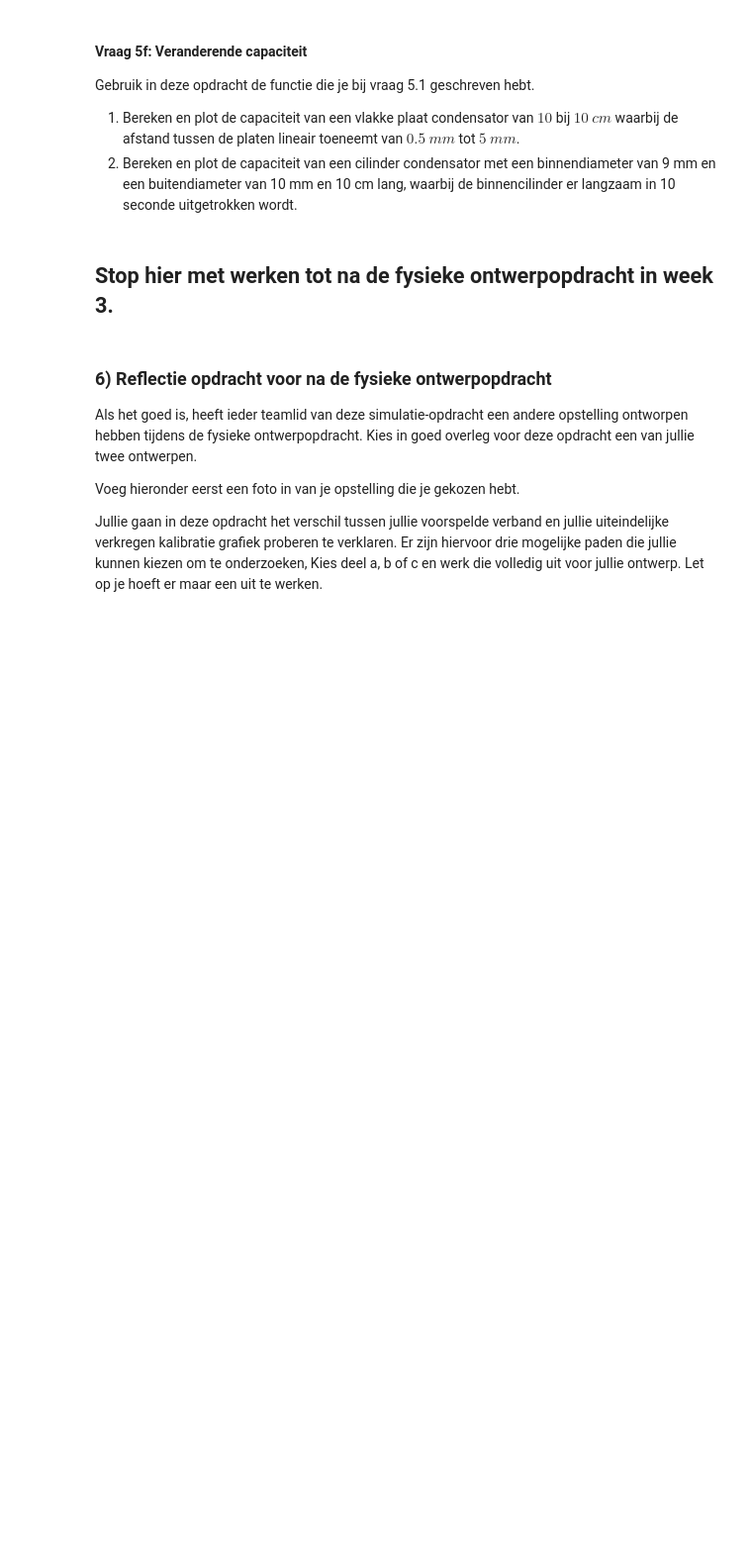
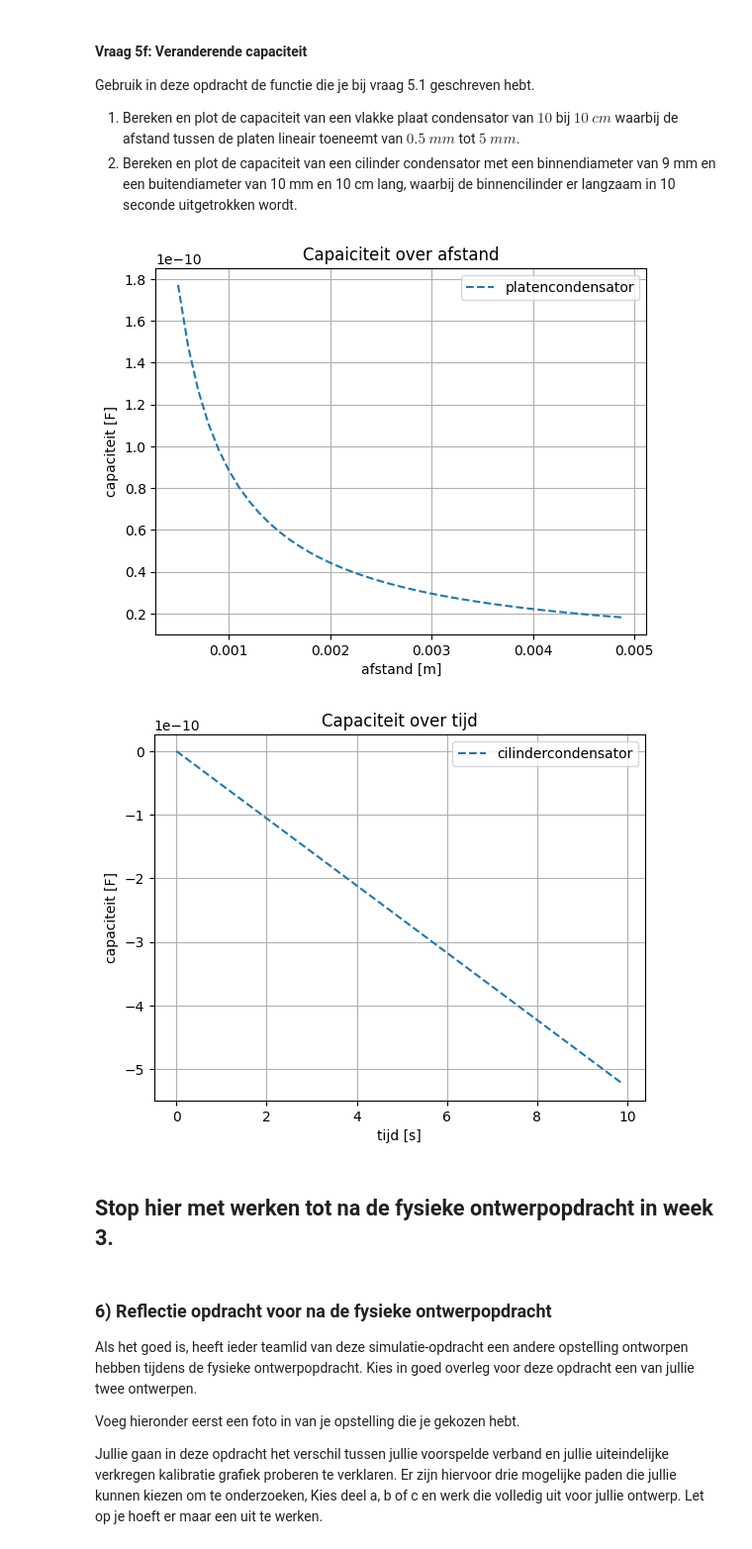
Before and after one commit to caricevonmorgen-dotcom/opdrachten-DEF-D-lol, a Jupyter notebook: DigitaleOntwerpopdrachten/1CondensatorOpdracht/CondensatorOntwerpopdracht.ipynb, the cells around one changed output. Shown at 99% size. Cells and saved outputs as stored; diff of their text form; code cells hidden in the pictures; blank space fills up the shorter version.

```diff
--- a/DigitaleOntwerpopdrachten/1CondensatorOpdracht/CondensatorOntwerpopdracht.ipynb
+++ b/DigitaleOntwerpopdrachten/1CondensatorOpdracht/CondensatorOntwerpopdracht.ipynb
@@ -852,8 +886,46 @@ Gebruik in deze opdracht de functie die je bij vraag 5.1 geschreven hebt.
 2. Bereken en plot de capaciteit van een cilinder condensator met een binnendiameter van 9 mm en een buitendiameter van 10 mm en 10 cm lang, waarbij de binnencilinder er langzaam in 10 seconde uitgetrokken wordt.
 # %%
 ###
-###Jouw code hier###
+# 1.
+d_array = np.arange(0.0005, 0.005, 0.0001) #m
+
+C_plaat_array = vlakkeplaat(e_air, 0.1**2, d_array) #F
+
+
+plt.figure()
+plt.plot(d_array,C_plaat_array,'--', label='platencondensator')
+plt.title('Capaiciteit over afstand')
+plt.xlabel('afstand [m]')
+plt.ylabel('capaciteit [F]')
+plt.grid()
+plt.legend()
+#plt.xscale('log')
+#plt.yscale('log')
+plt.show()
+
+
+# 2.
+t_array = np.arange(0,10,0.1) #s
+
+v_uit = 0.1 # m/s
+
+l_array = v_uit*t_array
+
+C_cilinder_array = cilinder(e_air, l_array, 0.009, 0.01)
+
+plt.figure()
+plt.plot(t_array, C_cilinder_array, '--', label='cilindercondensator')
+plt.title('Capaciteit over tijd')
+plt.xlabel('tijd [s]')
+plt.ylabel('capaciteit [F]')
+plt.grid()
+plt.legend()
+plt.show()
+
 ###
+# %% [output]
+[figure, added]
+[figure, added]
 # %% [markdown]
 ## Stop hier met werken tot na de fysieke ontwerpopdracht in week 3.
 # %% [markdown]
```
Also changed, not shown: parts of 6 cells of this notebook.
